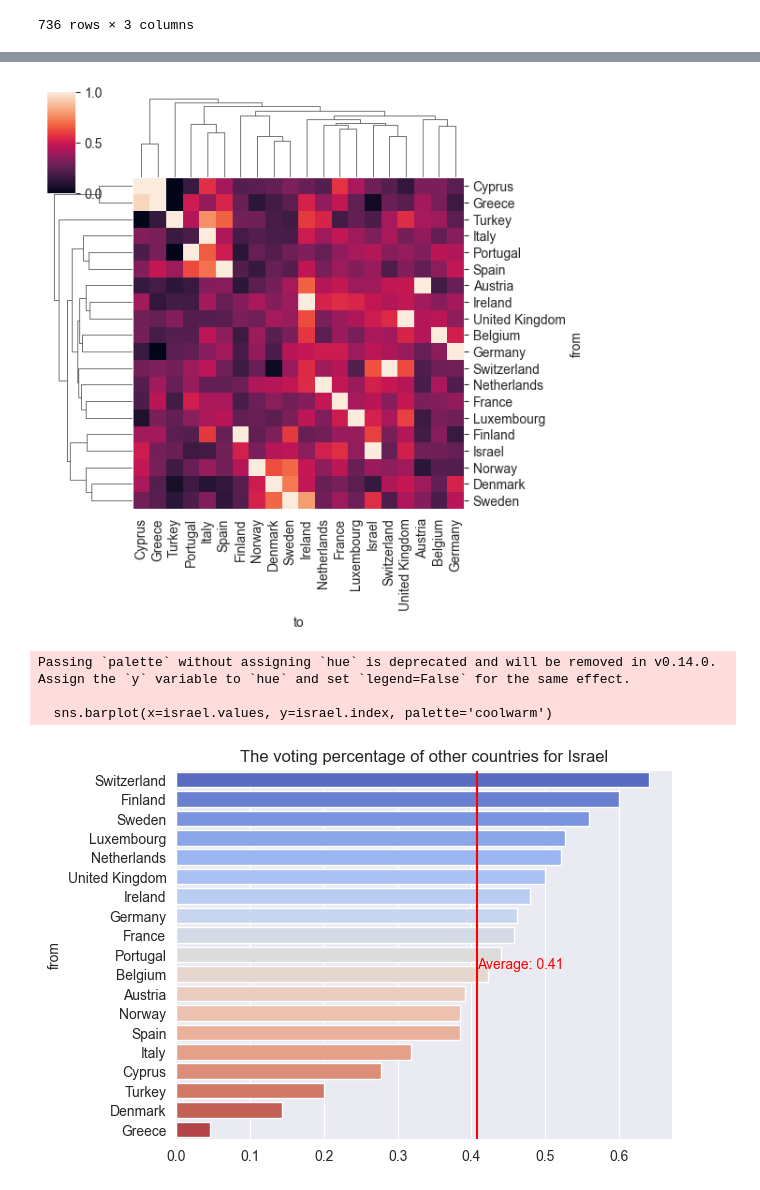
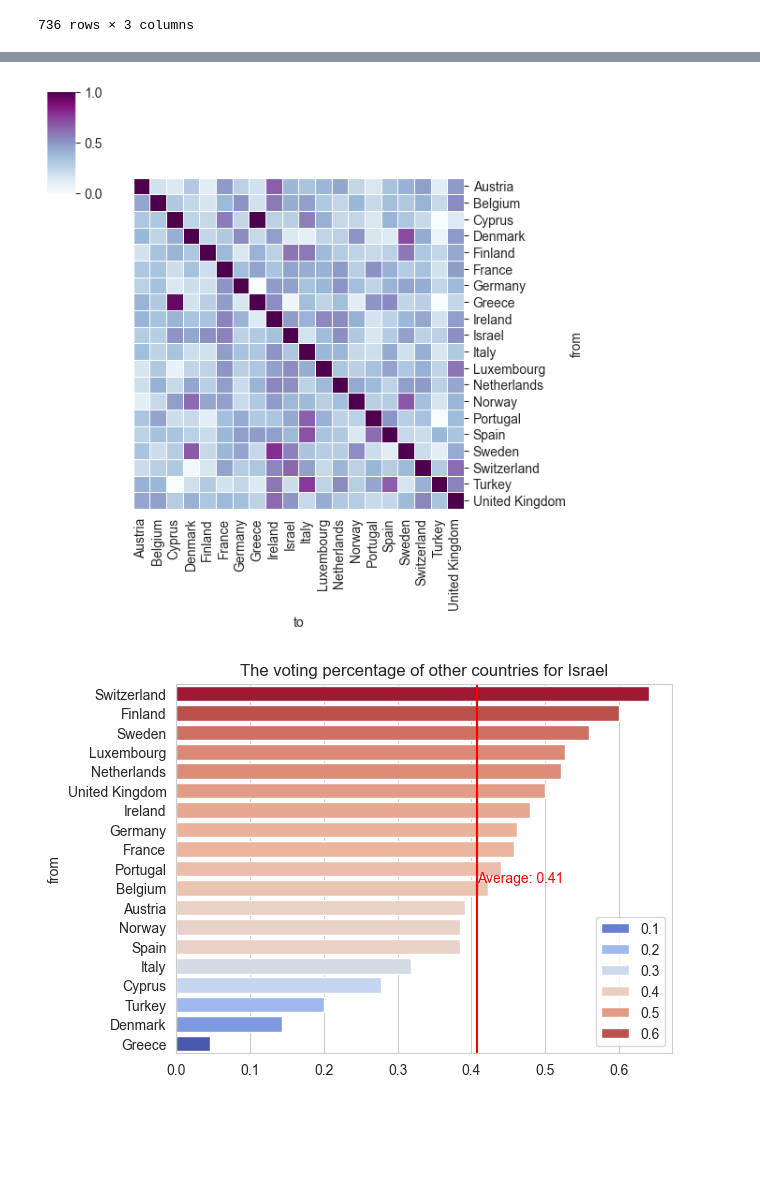
Before and after one commit to maliabramovitch/HW-Introduction-to-Data-Science, a Jupyter notebook: HW01/HW01.ipynb, the cells around one changed output, grey strips where cells are left out. Saved outputs shown, nothing was run; the diff lists cells and outputs as text; code cells hidden in the pictures; blank space fills up the shorter version.

```diff
--- a/HW01/HW01.ipynb
+++ b/HW01/HW01.ipynb
@@ -181,24 +181,21 @@ from_to_above_average
 | United Kingdom | 0.447368 | 0.465116 | 0.285714 | 0.413793 | 0.315789 | 0.386364 | 0.355556 | 0.260870 | 0.625000 | 0.500000 | 0.225000 | ... |
 # %%
 """ 4. Create a matrix of scoring countries(rows) to scoring countries (columns) """
-sns.clustermap(from_to_above_average, figsize=(6, 6))
+sns.clustermap(from_to_above_average, figsize=(6, 6), row_cluster=False, col_cluster=False, cmap='BuPu', linewidths=.6, linecolor='white')
 plt.show()
 # %% [output]
-[figure, old version]
+[figure, new version]
 # %%
 # B
 israel = from_to_above_average['Israel'].drop('Israel').sort_values(ascending=False)
-sns.barplot(x=israel.values, y=israel.index, palette='coolwarm')
+sns.barplot(x=israel.values, y=israel.index, palette='coolwarm', hue=israel.values)
 mean_value = israel.mean()
 plt.axvline(mean_value, color='r', linestyle='-')
 plt.text(mean_value, len(israel) / 2, f'Average: {mean_value:.2f}', color='r', va='center')
 plt.title("The voting percentage of other countries for Israel")
 plt.show()
 # %% [output]
-Passing `palette` without assigning `hue` is deprecated and will be removed in v0.14.0. Assign the `y` variable to `hue` and set `legend=False` for the same effect.
-
-  sns.barplot(x=israel.values, y=israel.index, palette='coolwarm')
-[figure, old version]
+[figure, new version]
 # %%
 # C
 israel = from_to_above_average.loc['Israel'].drop('Israel').sort_values(ascending=False)
```
Also changed, not shown: parts of 1 cell of this notebook, 1 other file.
